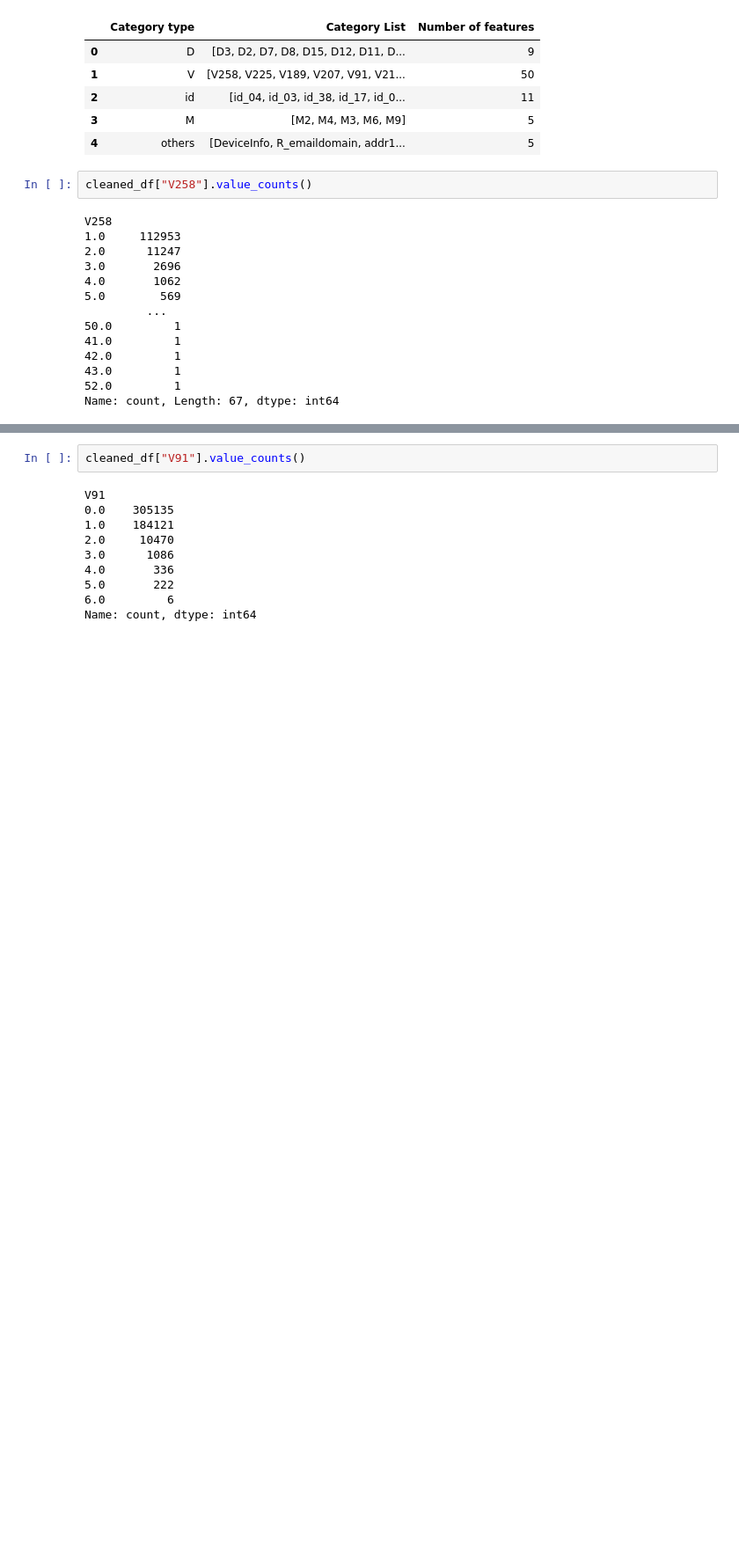
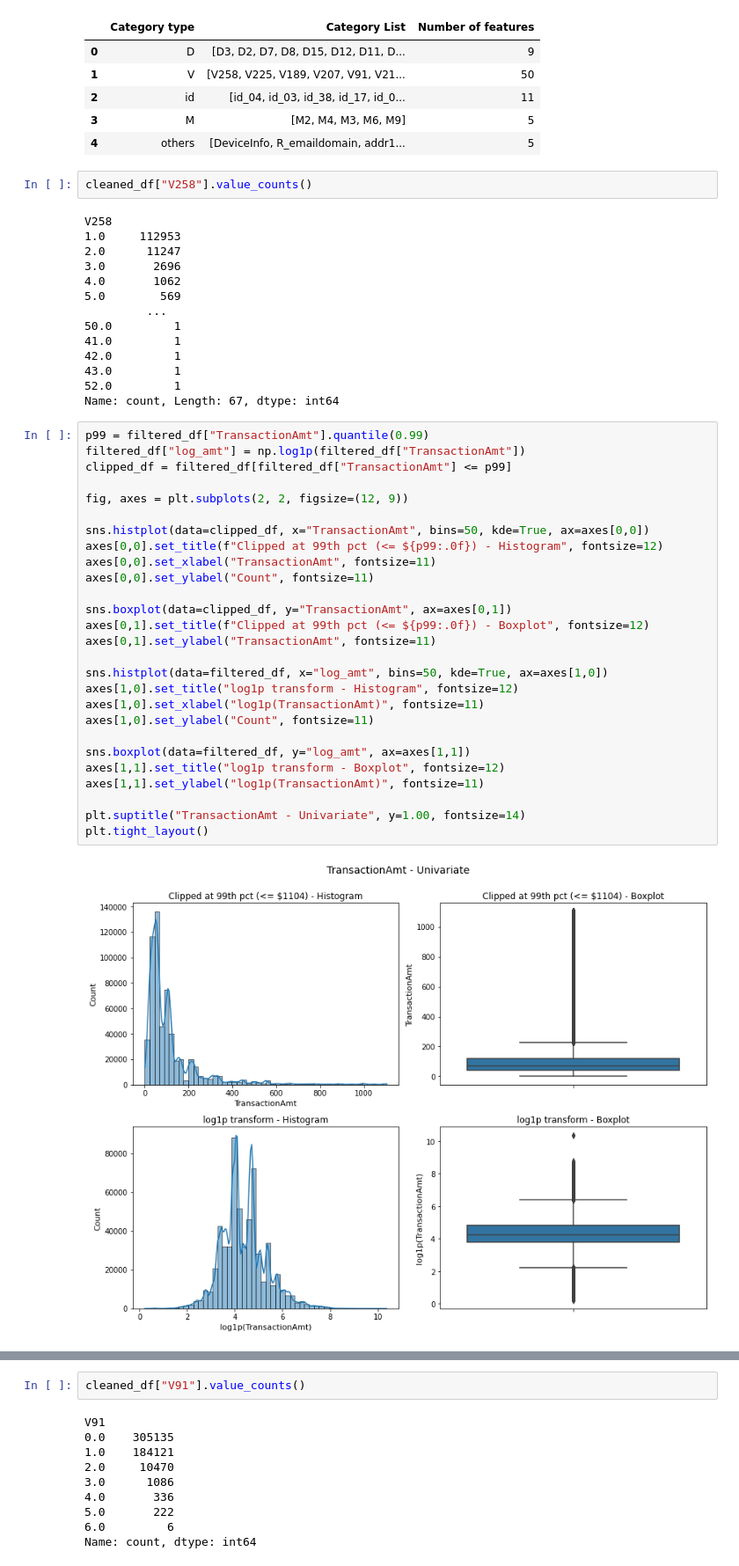
Before and after one commit to hungryfire267/rag-fraud-detection-api, a Jupyter notebook: notebooks/visualisations.ipynb, the cells around one changed output, grey strips where cells are left out. Shown at 88% size. Saved outputs shown, nothing was run; the diff lists cells and outputs as text; blank space fills up the shorter version.

```diff
--- a/notebooks/visualisations.ipynb
+++ b/notebooks/visualisations.ipynb
@@ -103,3 +141,32 @@ V258
 43.0         1
 52.0         1
 Name: count, Length: 67, dtype: int64
+# %%
+p99 = filtered_df["TransactionAmt"].quantile(0.99)
+filtered_df["log_amt"] = np.log1p(filtered_df["TransactionAmt"])
+clipped_df = filtered_df[filtered_df["TransactionAmt"] <= p99]
+
+fig, axes = plt.subplots(2, 2, figsize=(12, 9))
+
+sns.histplot(data=clipped_df, x="TransactionAmt", bins=50, kde=True, ax=axes[0,0])
+axes[0,0].set_title(f"Clipped at 99th pct (<= ${p99:.0f}) - Histogram", fontsize=12)
+axes[0,0].set_xlabel("TransactionAmt", fontsize=11)
+axes[0,0].set_ylabel("Count", fontsize=11)
+
+sns.boxplot(data=clipped_df, y="TransactionAmt", ax=axes[0,1])
+axes[0,1].set_title(f"Clipped at 99th pct (<= ${p99:.0f}) - Boxplot", fontsize=12)
+axes[0,1].set_ylabel("TransactionAmt", fontsize=11)
+
+sns.histplot(data=filtered_df, x="log_amt", bins=50, kde=True, ax=axes[1,0])
+axes[1,0].set_title("log1p transform - Histogram", fontsize=12)
+axes[1,0].set_xlabel("log1p(TransactionAmt)", fontsize=11)
+axes[1,0].set_ylabel("Count", fontsize=11)
+
+sns.boxplot(data=filtered_df, y="log_amt", ax=axes[1,1])
+axes[1,1].set_title("log1p transform - Boxplot", fontsize=12)
+axes[1,1].set_ylabel("log1p(TransactionAmt)", fontsize=11)
+
+plt.suptitle("TransactionAmt - Univariate", y=1.00, fontsize=14)
+plt.tight_layout()
+# %% [output]
+[figure, added]
```
Also changed, not shown: parts of 13 cells of this notebook, 2 other files.
